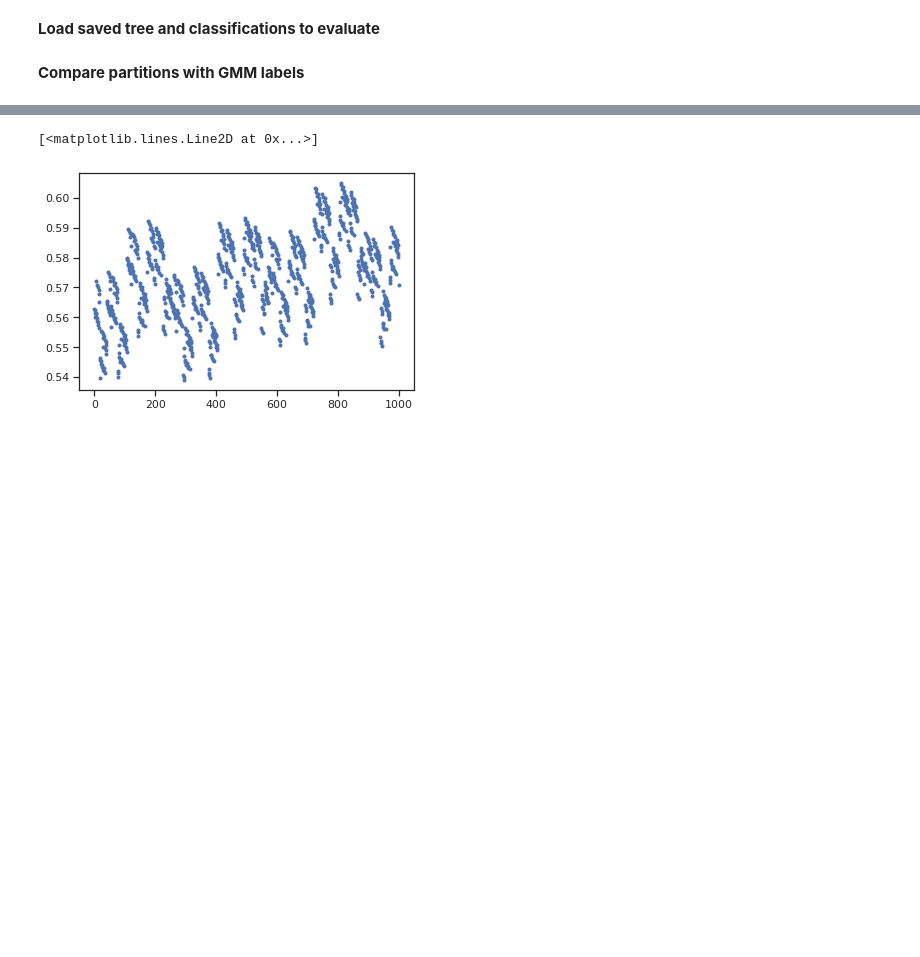
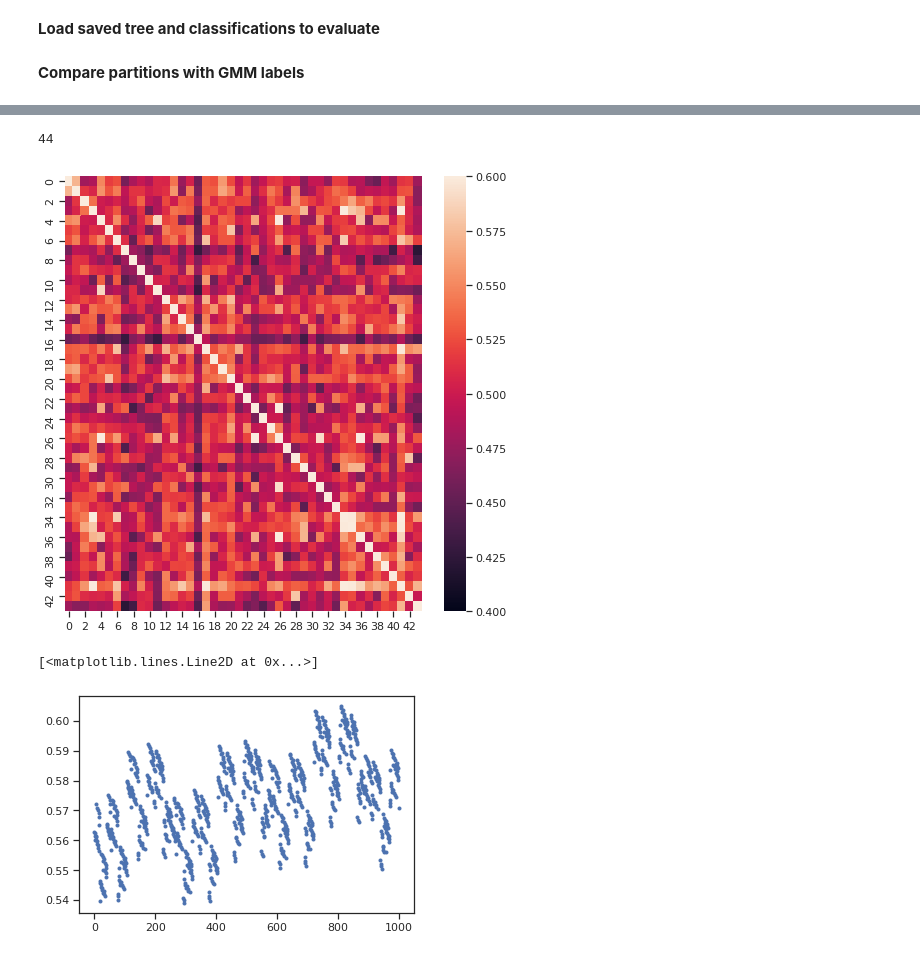
Before and after one commit to AllenInstitute/coupledAE-patchseq, a Jupyter notebook: analysis_baselines.ipynb, the cells around one changed output, grey strips where cells are left out. Cells and saved outputs as stored; diff of their text form; code cells hidden in the pictures; blank space fills up the shorter version.

```diff
--- a/analysis_baselines.ipynb
+++ b/analysis_baselines.ipynb
@@ -170,6 +175,22 @@ df=pd.DataFrame({'n_components':n_components,'test_acc':test_acc,'val_acc':val_a
 df.to_csv('/home/rohan/Remote-AI/dat/result/TE_aug_decoders/QDA_zT_v3_Edat_pcipfx_aT_1-0_aE_1-0_cs_1-0_ld_3_bs_200_se_500_ne_1500_ft_0500.csv')
 # %% [markdown]
 **PC-CCA baselines**
+# %%
+import numpy as np
+import pandas as pd
+import matplotlib.pyplot as plt
+import seaborn as sns
+import scipy.io as sio
+import pdb
+from timebudget import timebudget
+from copy import deepcopy
+
+from sklearn.discriminant_analysis import QuadraticDiscriminantAnalysis as QDA
+from sklearn.metrics import accuracy_score
+
+sns.set()
+sns.set_style('ticks',{'axes.grid' : False})
+%matplotlib inline
 # %%
 from sklearn.cross_decomposition import CCA
 from sklearn.decomposition import PCA
@@ -866,0 +861,9 @@ def relabel_ordered_classes_nonhierarchical(data_labels,ref_labels,ref_htree):
+# %%
+len(CVdict)
+# %% [output]
+44
+# %%
+ari_mat = np.zeros((len(CVdict),len(CVdict)))
+for i in range(len(CVdict)):
+    for j in range(len(CVdict)):
+        ari_mat[i,j] = ari(CVdict[i]['ccT_lbl'],CVdict[j]['ccT_lbl'])
@@ -866,0 +878,10 @@ def relabel_ordered_classes_nonhierarchical(data_labels,ref_labels,ref_htree):
+# %%
+ind = np.argsort(df['mseTT'].values)
+# %%
+plt.figure(figsize=(8,8))
+ari_mat = ari_mat[:,ind]
+ari_mat = ari_mat[ind,:]
+sns.heatmap(ari_mat,annot=False,vmin=0.4,vmax=0.6)
+plt.show()
+# %% [output]
+[figure, added]
```
Also changed, not shown: parts of 49 cells of this notebook, 3 other files.
